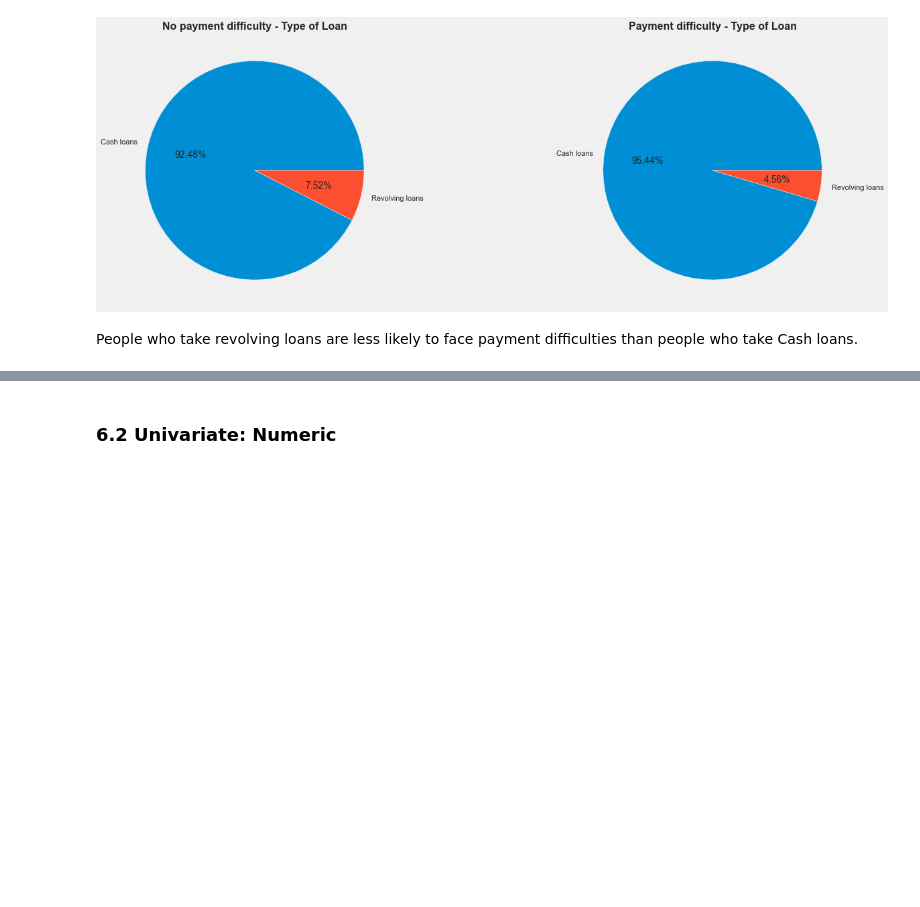
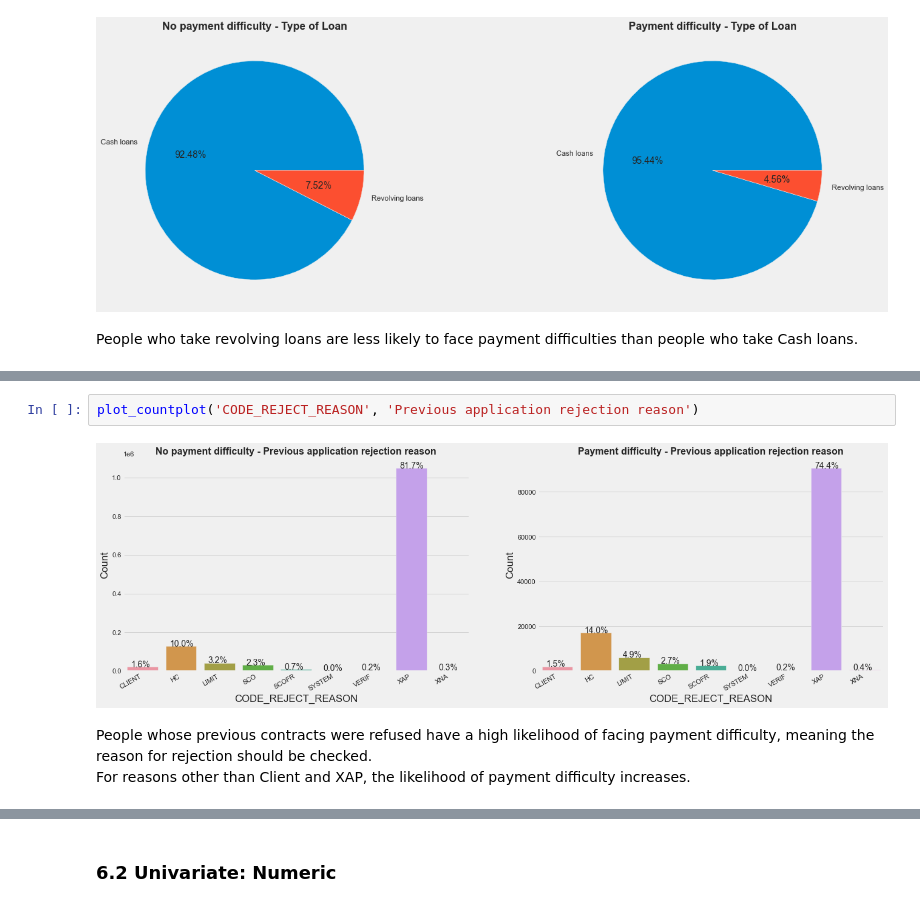
Before and after one commit to kavurisrikanth/risk-analysis-eda, a Jupyter notebook: eda_credit.ipynb, the cells around one changed output, grey strips where cells are left out. Saved outputs shown, nothing was run; the diff lists cells and outputs as text; blank space fills up the shorter version.

```diff
--- a/eda_credit.ipynb
+++ b/eda_credit.ipynb
@@ -1248,0 +1255,7 @@ People who take revolving loans are less likely to face payment difficulties tha
+# %%
+plot_countplot('CODE_REJECT_REASON', 'Previous application rejection reason')
+# %% [output]
+[figure, added]
+# %% [markdown]
+People whose previous contracts were refused have a high likelihood of facing payment difficulty, meaning the reason for rejection should be checked.<br>
+For reasons other than Client and XAP, the likelihood of payment difficulty increases.
```
Also changed, not shown: parts of 3 cells of this notebook.
